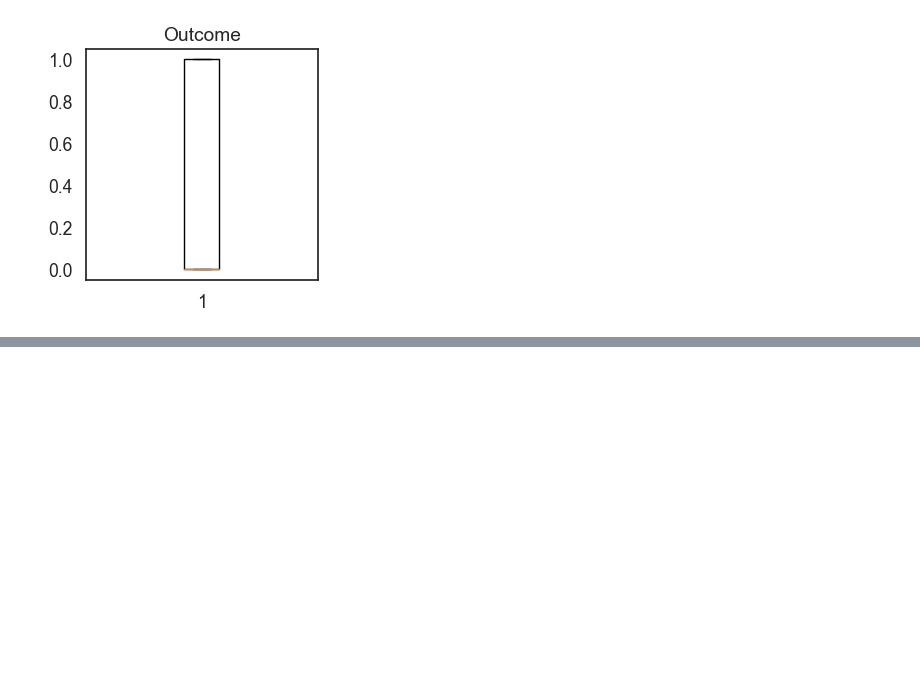
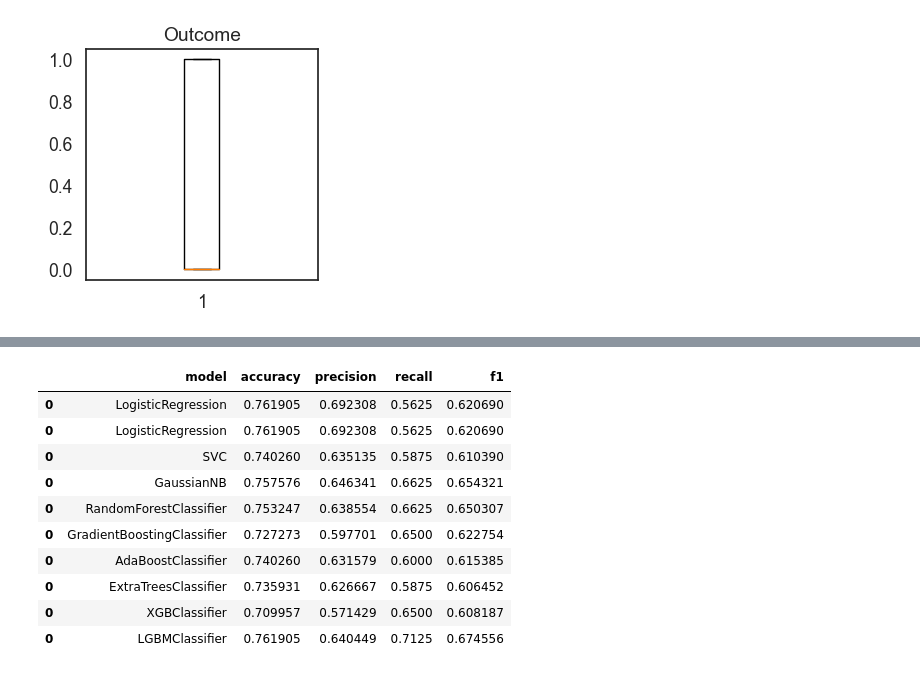
Before and after one commit to Arya920/Desease-prediction, a Jupyter notebook: diabetes_prediction.ipynb, the cells around one changed output, grey strips where cells are left out. Cells and saved outputs as stored; diff of their text form; code cells hidden in the pictures; blank space fills up the shorter version.

```diff
--- a/diabetes_prediction.ipynb
+++ b/diabetes_prediction.ipynb
@@ -133,0 +171,29 @@ KeyError: 'Age'
+# %%
+Final_dataset = pd.DataFrame({'model':[],'accuracy':[],'precision':[],'recall':[],'f1':[]})
+
+#Creating a function
+def ML(model) :
+        #Creating a Pipeline
+        global Final_dataset
+        pipe = Pipeline(
+        [
+        ('scaler',MinMaxScaler()),
+        ('classifier',model)
+        ]
+        )
+        # Fit the pipeline to the data
+        pipe.fit(X_train , y_train)
+        # Make prediction
+        y_pred = pipe.predict(X_test)
+
+        #Evaluate the pipeline on the test data
+        accuracy = accuracy_score(y_test , y_pred)
+        precision = precision_score(y_test , y_pred)
+        recall = recall_score(y_test , y_pred)
+        f1 = f1_score(y_test , y_pred)
+        model_name = type(model).__name__    # get the string name of the class
+        print(model_name)
+        # Appending it in the dataframe for models comparison
+        new_row = {'model':model_name,'accuracy':accuracy , 'precision':precision,'recall':recall ,'f1': f1 }
+        print(new_row)
+        Final_dataset = pd.concat([Final_dataset , pd.DataFrame(new_row, index =[0])])
@@ -133,0 +232,14 @@ KeyError: 'Age'
+# %%
+Final_dataset
+# %% [output]
+|  | model | accuracy | precision | recall | f1 |
+| 0 | LogisticRegression | 0.761905 | 0.692308 | 0.5625 | 0.620690 |
+| 0 | LogisticRegression | 0.761905 | 0.692308 | 0.5625 | 0.620690 |
+| 0 | SVC | 0.740260 | 0.635135 | 0.5875 | 0.610390 |
+| 0 | GaussianNB | 0.757576 | 0.646341 | 0.6625 | 0.654321 |
+| 0 | RandomForestClassifier | 0.753247 | 0.638554 | 0.6625 | 0.650307 |
+| 0 | GradientBoostingClassifier | 0.727273 | 0.597701 | 0.6500 | 0.622754 |
+| 0 | AdaBoostClassifier | 0.740260 | 0.631579 | 0.6000 | 0.615385 |
+| 0 | ExtraTreesClassifier | 0.735931 | 0.626667 | 0.5875 | 0.606452 |
+| 0 | XGBClassifier | 0.709957 | 0.571429 | 0.6500 | 0.608187 |
+| 0 | LGBMClassifier | 0.761905 | 0.640449 | 0.7125 | 0.674556 |
```
Also changed, not shown: parts of 15 cells of this notebook.
